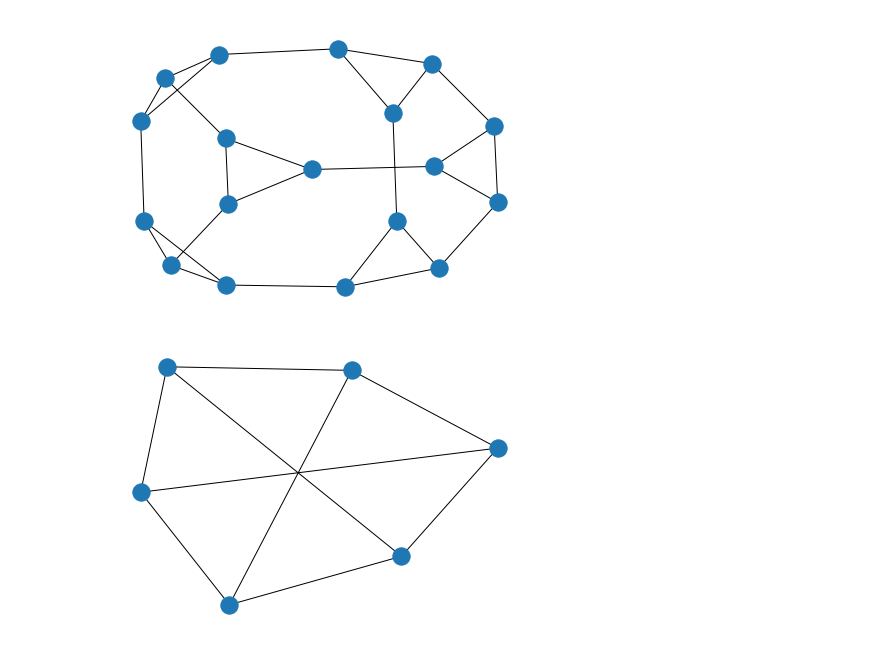
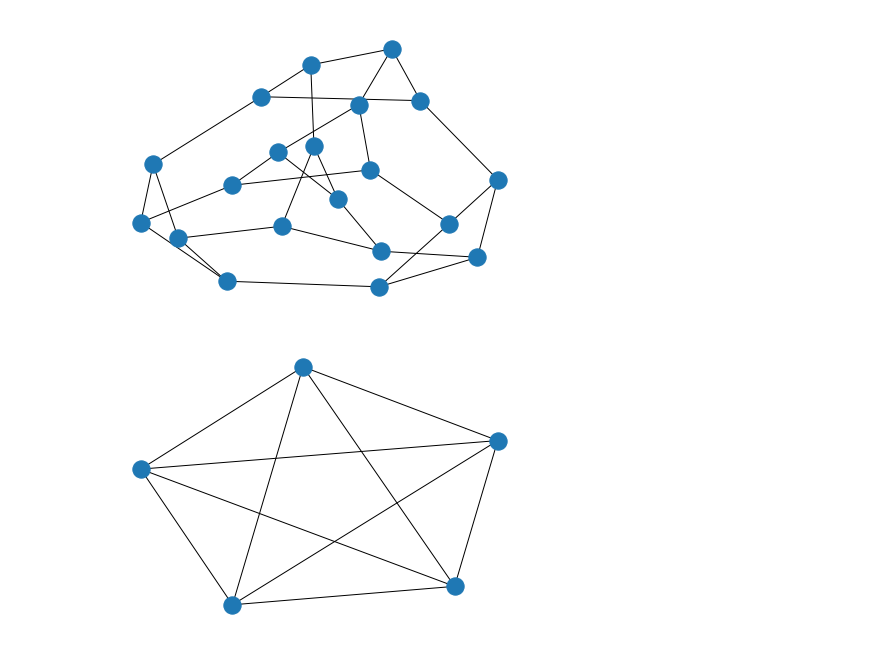
Before and after one commit to vtponciano-ufrj/Grafos, a Jupyter notebook: Inflated_cycle(atual).ipynb, the cells around one changed output. Drawn from its saved outputs; the diff is of its cells as text; code cells hidden in the pictures.

```diff
--- a/Inflated_cycle(atual).ipynb
+++ b/Inflated_cycle(atual).ipynb
@@ -42,39 +42,39 @@ def Inflated_cycle(H):
          lista.append(f'[{str(i)}]'+ f'[{str(i)}'+','+f'{str(j)}]')
 
 
 
    nx.add_cycle(G,lista)
 
 
   for i in range(0,n1):
      circulo(i)
 
   nx.write_gexf(G, f"Inflated_cycle{(str(m))}.gexf")
   nx.write_edgelist(G,f"Inflated_cycle{(str(m))}.tgf", delimiter=f" ",data=False)
   nx.write_pajek(G, f"Inflated_cycle{(str(m))}.net")
   nx.draw(G)
 
 
 
 
 
 
 
 m=426
-#H =nx.complete_graph(4)
+H =nx.complete_graph(5)
 
 #H= nx.complete_bipartite_graph(3,4)
 #H=nx.circular_ladder_graph(4)
 #H=nx.dorogovtsev_goltsev_mendes_graph(4)
 #H=nx.lollipop_graph(6,3, create_using=None)
-H=nx.random_regular_graph(3,6, seed=None)
+#H=nx.random_regular_graph(3,30, seed=None)
 #H=nx.mycielski_graph(4)
 Inflated_cycle(H)
 # %% [output]
-[figure, old version]
+[figure, new version]
 # %%
-H=nx.random_regular_graph(3,6, seed=None)
-#H=nx.mycielski_graph(4)
+
+H =nx.complete_graph(5)
 nx.draw(H)
 # %% [output]
-[figure, old version]
+[figure, new version]
```
